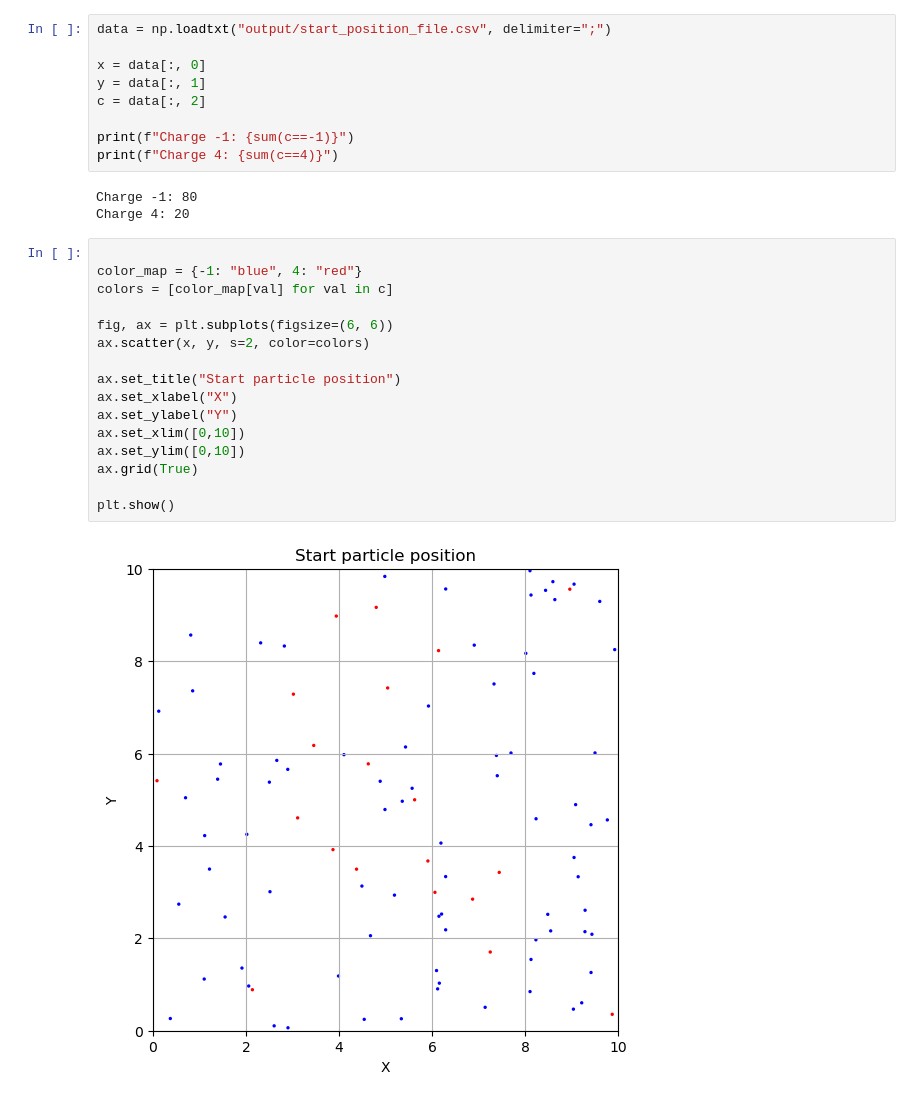
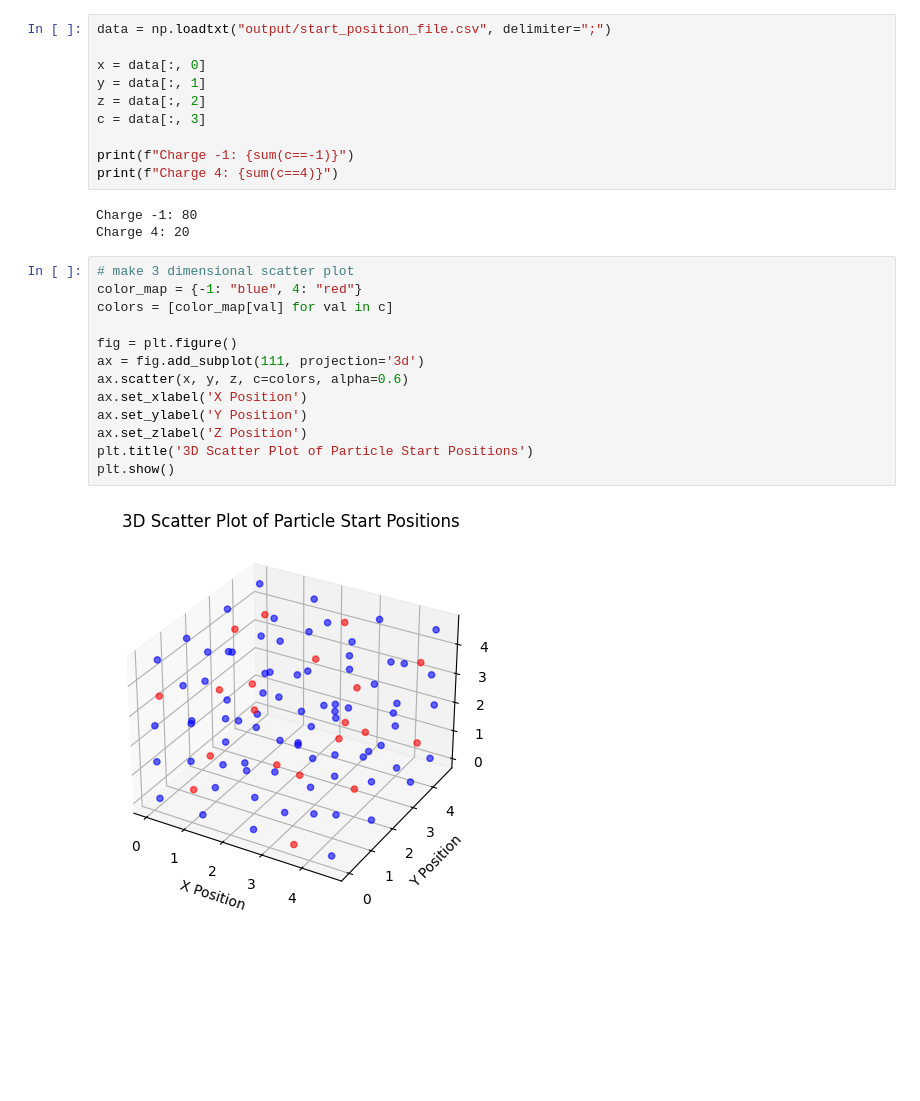
Before and after one commit to Sparisi01/montecarlo_particles_simulation, a Jupyter notebook: data_analysis.ipynb, the cells around one changed output. Drawn from its saved outputs; the diff is of its cells as text; blank space fills up the shorter version.

Commit message:
3d plot

```diff
--- a/data_analysis.ipynb
+++ b/data_analysis.ipynb
@@ -10,7 +6,8 @@ data = np.loadtxt("output/start_position_file.csv", delimiter=";")
 
 x = data[:, 0]
 y = data[:, 1]
-c = data[:, 2]
+z = data[:, 2]
+c = data[:, 3]
 
 print(f"Charge -1: {sum(c==-1)}")
 print(f"Charge 4: {sum(c==4)}")
@@ -18,21 +15,18 @@ print(f"Charge 4: {sum(c==4)}")
 Charge -1: 80
 Charge 4: 20
 # %%
-
+# make 3 dimensional scatter plot
 color_map = {-1: "blue", 4: "red"}
 colors = [color_map[val] for val in c]
 
-fig, ax = plt.subplots(figsize=(6, 6))
-ax.scatter(x, y, s=2, color=colors)
-
-ax.set_title("Start particle position")
-ax.set_xlabel("X")
-ax.set_ylabel("Y")
-ax.set_xlim([0,10])
-ax.set_ylim([0,10])
-ax.grid(True)
-
+fig = plt.figure()
+ax = fig.add_subplot(111, projection='3d')
+ax.scatter(x, y, z, c=colors, alpha=0.6)
+ax.set_xlabel('X Position')
+ax.set_ylabel('Y Position')
+ax.set_zlabel('Z Position')
+plt.title('3D Scatter Plot of Particle Start Positions')
 plt.show()
 # %% [output]
-[figure, old version]
+[figure, new version]
 # %%
```
Also changed, not shown: parts of 6 cells of this notebook.
